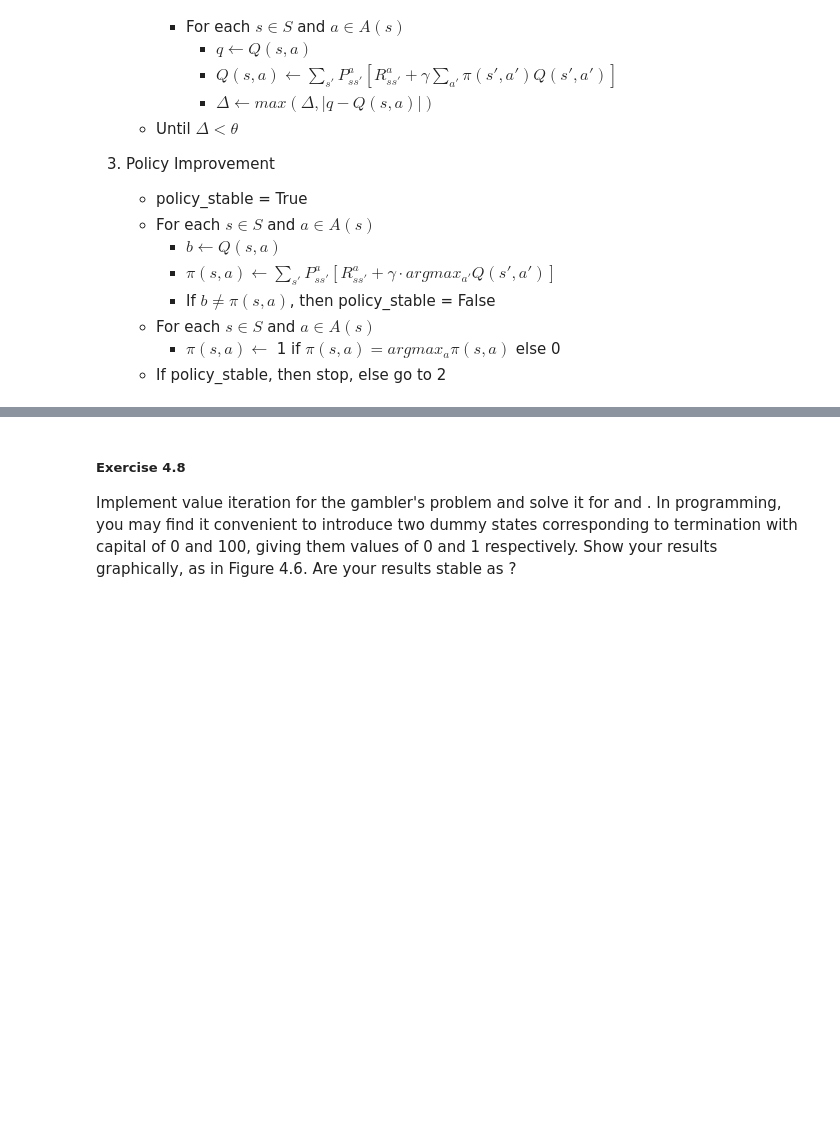
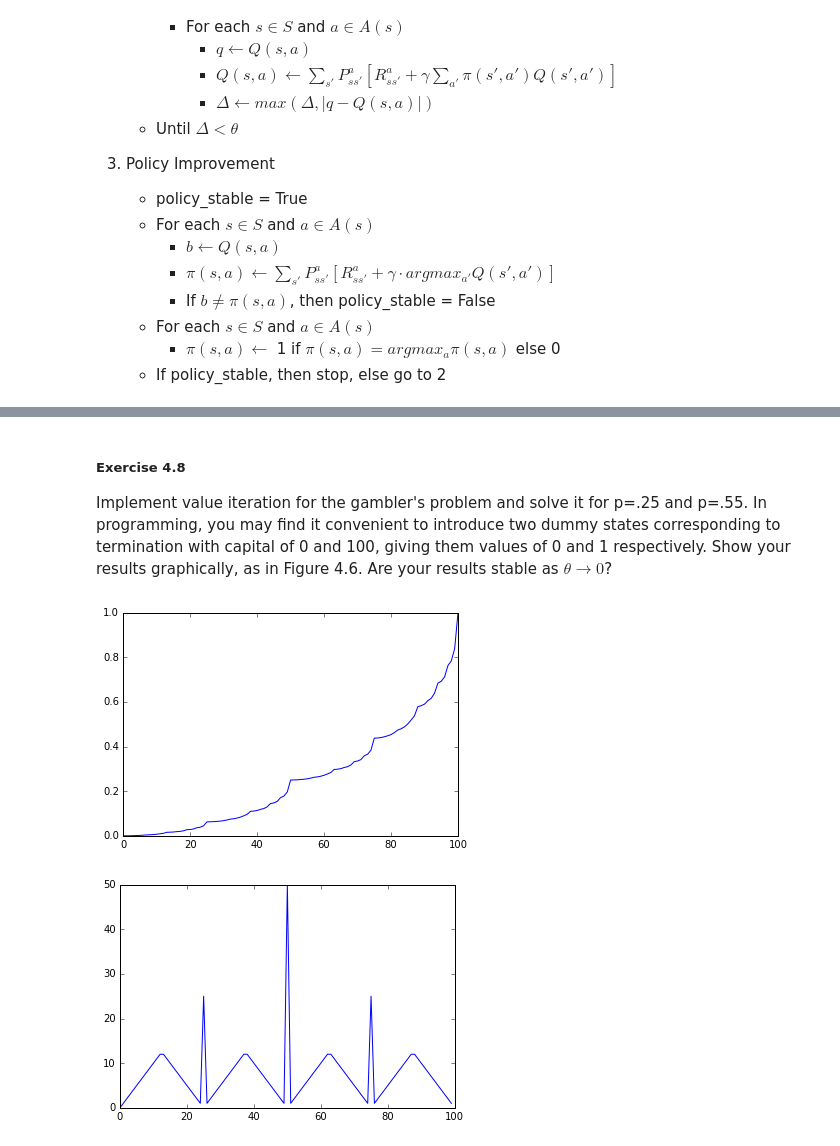
Before and after one commit to BenJamesbabala/intro-to-rl, a Jupyter notebook: notebooks/chapter4.ipynb, the cells around one changed output, grey strips where cells are left out. Drawn from its saved outputs; the diff is of its cells as text; code cells hidden in the pictures; blank space fills up the shorter version.

```diff
--- a/notebooks/chapter4.ipynb
+++ b/notebooks/chapter4.ipynb
@@ -484,4 +487,4 @@ Why does the optimal policy for the gambler's problem have such a curious form?
 # %% [markdown]
 ##### Exercise 4.8
 
- Implement value iteration for the gambler's problem and solve it for  and . In programming, you may find it convenient to introduce two dummy states corresponding to termination with capital of 0 and 100, giving them values of 0 and 1 respectively. Show your results graphically, as in Figure  4.6. Are your results stable as ?
+ Implement value iteration for the gambler's problem and solve it for p=.25 and p=.55. In programming, you may find it convenient to introduce two dummy states corresponding to termination with capital of 0 and 100, giving them values of 0 and 1 respectively. Show your results graphically, as in Figure  4.6. Are your results stable as $\theta \rightarrow 0$?
@@ -487,0 +537,10 @@ Why does the optimal policy for the gambler's problem have such a curious form?
+# %%
+gp = GamblersProblem(p=.25)
+gp.value_iteration()
+plt.plot(gp.V)
+plt.show()
+plt.plot(gp.get_deterministic_policy())
+plt.show()
+# %% [output]
+[figure, added]
+[figure, added]
```
Also changed, not shown: parts of 8 cells of this notebook.
